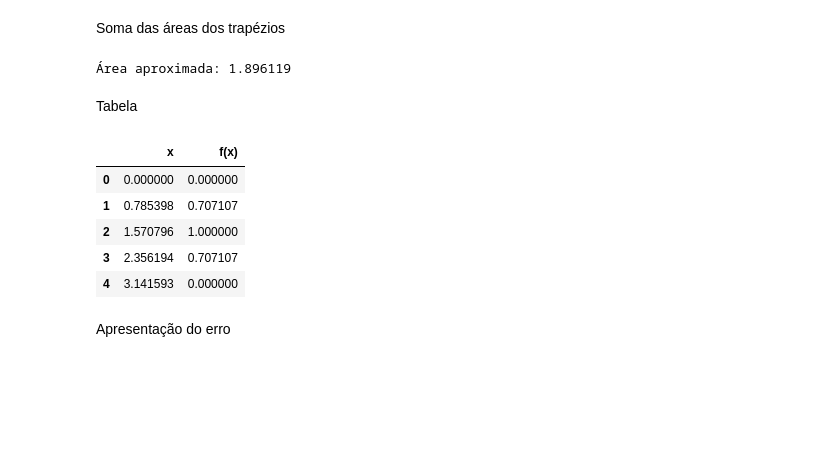
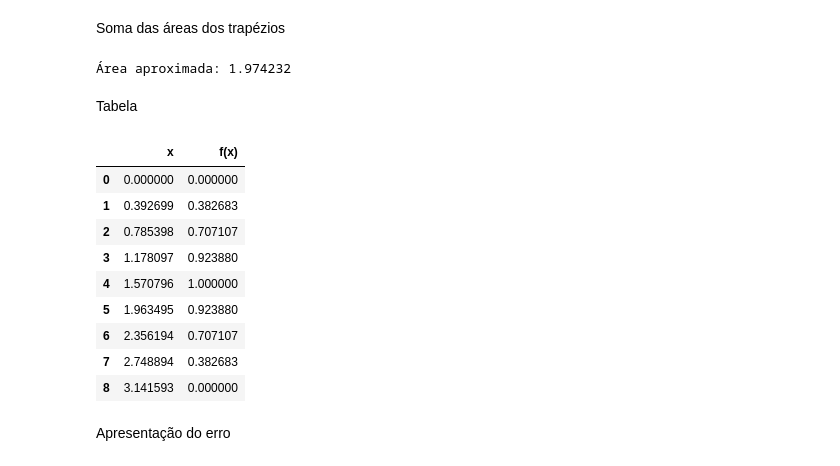
Before and after one commit to Saka30/numerical_methods, a Jupyter notebook: trapezoidal_rule.ipynb, the cells around one changed output. Drawn from its saved outputs; the diff is of its cells as text; code cells hidden in the pictures; blank space fills up the shorter version.

```diff
--- a/trapezoidal_rule.ipynb
+++ b/trapezoidal_rule.ipynb
@@ -11,7 +11,7 @@ Entrada
 x = sp.Symbol('x')
 # %%
 a, b = 0, np.pi
-n_trapezios = 4
+n_trapezios = 8
 n_casas_decimais = 6
 expr = sp.sin(x)
 # %% [markdown]
@@ -30,29 +30,33 @@ $\displaystyle \int\limits_{0}^{\pi} \sin{\left(x \right)}\, dx$
 Soma das áreas dos trapézios
 # %%
 h = (b - a) / (n_trapezios)
-soma = img[0] + 2 * np.sum(img[1:-1]) + img[-1]
-area = soma * h/2
+soma = img[0]/2 + np.sum(img[1:-1]) + img[-1]/2
+area = soma * h
 
 print(f'Área aproximada: {area:.{n_casas_decimais}f}')
 # %% [output]
-Área aproximada: 1.896119
+Área aproximada: 1.974232
 # %% [markdown]
 Tabela
 # %%
 #pd.options.display.max_rows = 20
 #pd.set_option('display.float_format', '{:.7f}'.format)
 
 tabela = pd.DataFrame({'x': dom, 'f(x)': img})
-tabela = tabela.round({'f(x)': n_casas_decimais})
+tabela['f(x)'] = tabela['f(x)'].map(lambda x: round(x , n_casas_decimais))
 
 tabela
 # %% [output]
 |  | x | f(x) |
 | 0 | 0.000000 | 0.000000 |
-| 1 | 0.785398 | 0.707107 |
-| 2 | 1.570796 | 1.000000 |
-| 3 | 2.356194 | 0.707107 |
-| 4 | 3.141593 | 0.000000 |
+| 1 | 0.392699 | 0.382683 |
+| 2 | 0.785398 | 0.707107 |
+| 3 | 1.178097 | 0.923880 |
+| 4 | 1.570796 | 1.000000 |
+| 5 | 1.963495 | 0.923880 |
+| 6 | 2.356194 | 0.707107 |
+| 7 | 2.748894 | 0.382683 |
+| 8 | 3.141593 | 0.000000 |
 # %% [markdown]
 Apresentação do erro
 # %%
```
Also changed, not shown: parts of 4 cells of this notebook.
